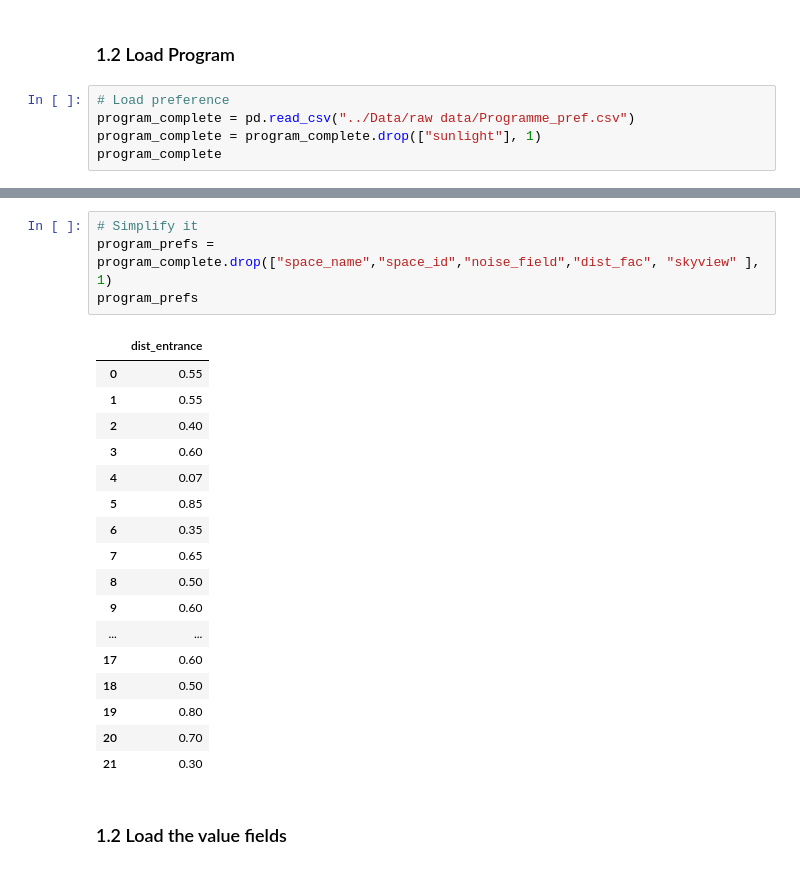
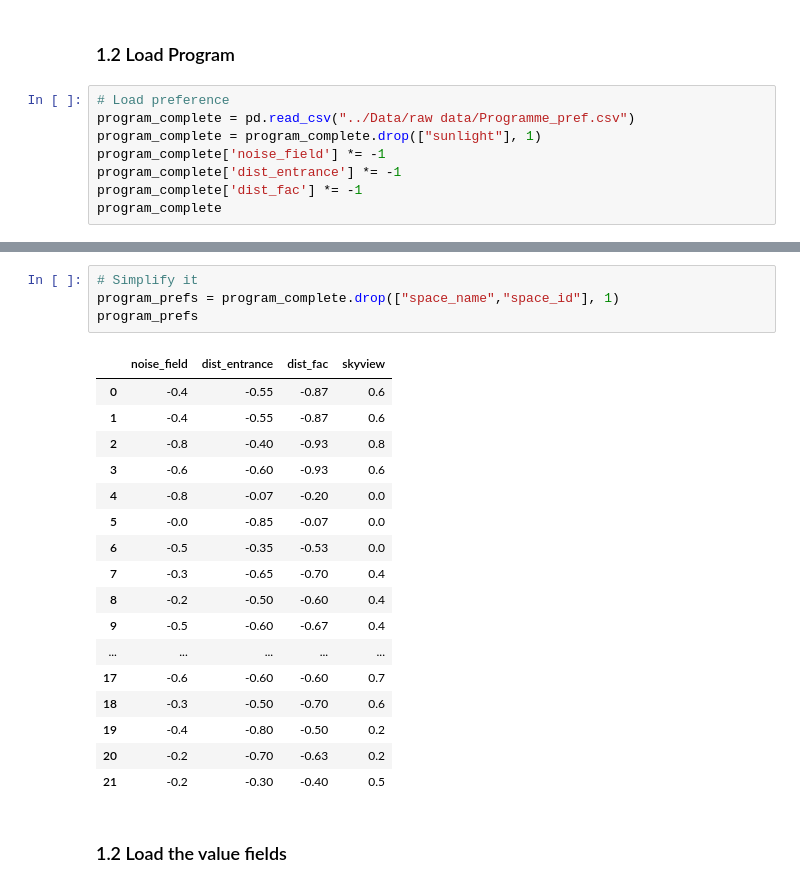
Before and after one commit to DaniqueBuchner/spatial_computing_project_template, a Jupyter notebook: Notebooks/w4_nieuw.ipynb, the cells around one changed output, grey strips where cells are left out. Saved outputs shown, nothing was run; the diff lists cells and outputs as text.

```diff
--- a/Notebooks/w4_nieuw.ipynb
+++ b/Notebooks/w4_nieuw.ipynb
@@ -85,6 +85,9 @@ init_avail_lattice = tg.to_lattice(np.copy(avail_lattice), avail_lattice)
 # Load preference
 program_complete = pd.read_csv("../Data/raw data/Programme_pref.csv")
 program_complete = program_complete.drop(["sunlight"], 1)
+program_complete['noise_field'] *= -1
+program_complete['dist_entrance'] *= -1
+program_complete['dist_fac'] *= -1
 program_complete
 # %% [output]
 |  | space_name | space_id | noise_field | dist_entrance | dist_fac | skyview |
@@ -107,25 +110,25 @@ program_complete
 # %%
 # Simplify it
-program_prefs = program_complete.drop(["space_name","space_id","noise_field","dist_fac", "skyview" ], 1)
+program_prefs = program_complete.drop(["space_name","space_id"], 1)
 program_prefs
 # %% [output]
-|  | dist_entrance |
-| 0 | 0.55 |
-| 1 | 0.55 |
-| 2 | 0.40 |
-| 3 | 0.60 |
-| 4 | 0.07 |
-| 5 | 0.85 |
-| 6 | 0.35 |
-| 7 | 0.65 |
-| 8 | 0.50 |
-| 9 | 0.60 |
-| ... | ... |
-| 17 | 0.60 |
-| 18 | 0.50 |
-| 19 | 0.80 |
-| 20 | 0.70 |
-| 21 | 0.30 |
+|  | noise_field | dist_entrance | dist_fac | skyview |
+| 0 | -0.4 | -0.55 | -0.87 | 0.6 |
+| 1 | -0.4 | -0.55 | -0.87 | 0.6 |
+| 2 | -0.8 | -0.40 | -0.93 | 0.8 |
+| 3 | -0.6 | -0.60 | -0.93 | 0.6 |
+| 4 | -0.8 | -0.07 | -0.20 | 0.0 |
+| 5 | -0.0 | -0.85 | -0.07 | 0.0 |
+| 6 | -0.5 | -0.35 | -0.53 | 0.0 |
+| 7 | -0.3 | -0.65 | -0.70 | 0.4 |
+| 8 | -0.2 | -0.50 | -0.60 | 0.4 |
+| 9 | -0.5 | -0.60 | -0.67 | 0.4 |
+| ... | ... | ... | ... | ... |
+| 17 | -0.6 | -0.60 | -0.60 | 0.7 |
+| 18 | -0.3 | -0.50 | -0.70 | 0.6 |
+| 19 | -0.4 | -0.80 | -0.50 | 0.2 |
+| 20 | -0.2 | -0.70 | -0.63 | 0.2 |
+| 21 | -0.2 | -0.30 | -0.40 | 0.5 |
 # %% [markdown]
 ### 1.2 Load the value fields
 # %%
```
Also changed, not shown: parts of 3 cells of this notebook, 30 other files.
